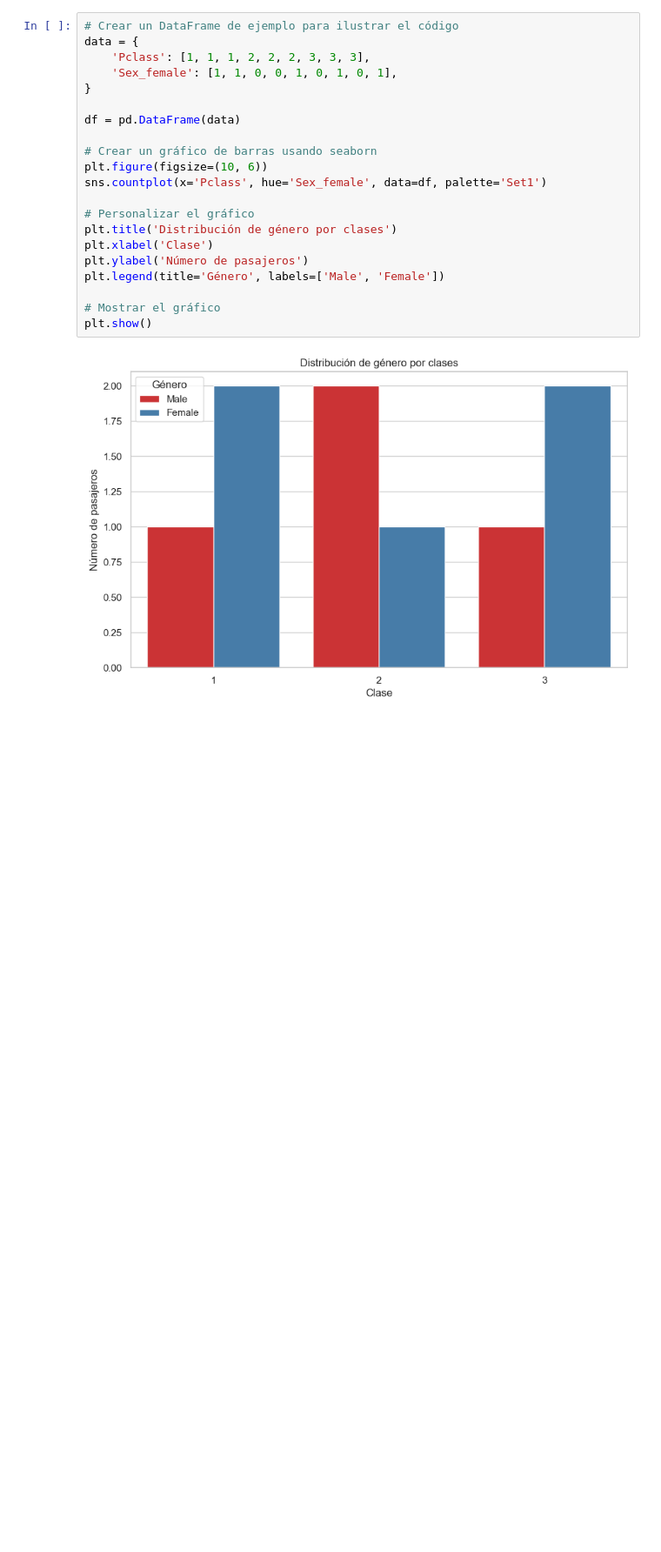
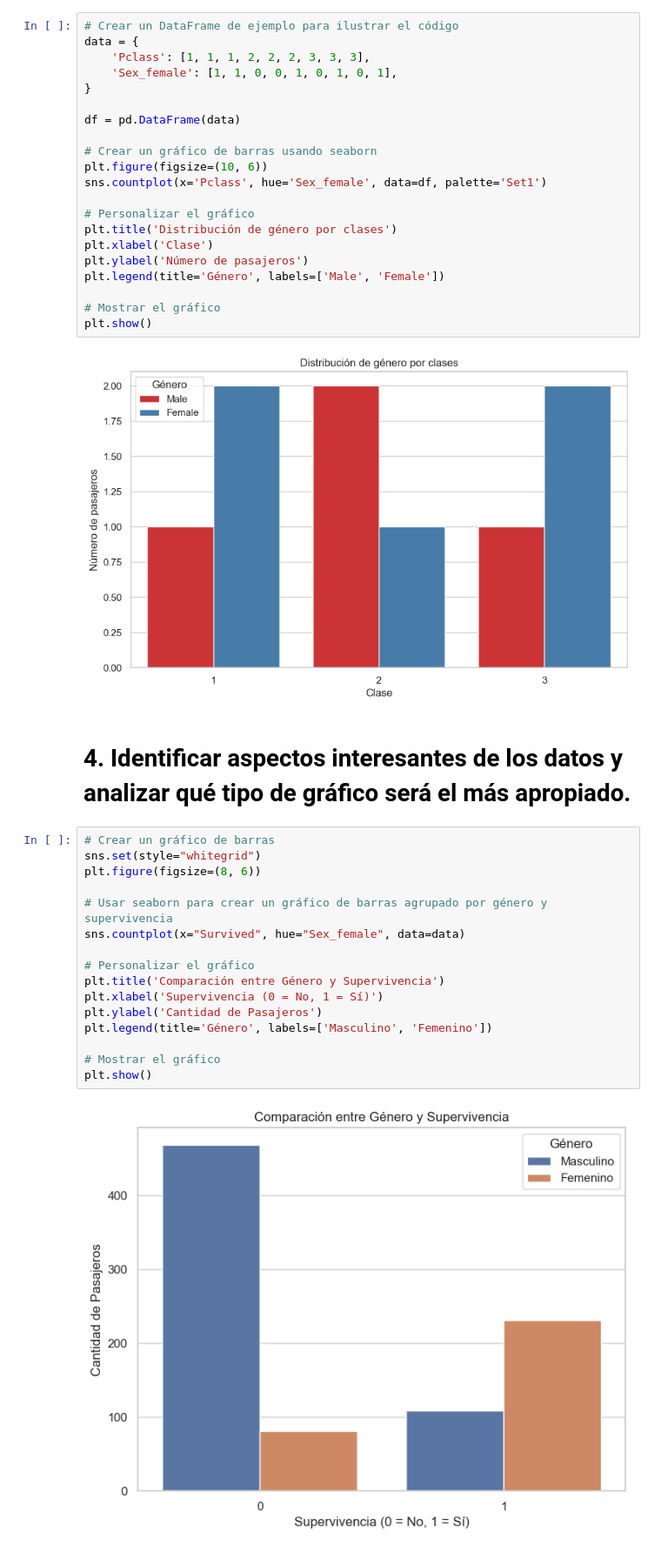
Before and after one commit to Josmar360/Analisis_Titanic, a Jupyter notebook: 5) Visualizacion de datos/Fase_3_Vusualizacion_Datos.ipynb, the cells around one changed output. Shown: that part at 87% size. Cells and saved outputs as stored; diff of their text form; blank space fills up the shorter version.

Commit message:
Histograma de genero y supervivencia2

```diff
--- a/5) Visualizacion de datos/Fase_3_Vusualizacion_Datos.ipynb
+++ b/5) Visualizacion de datos/Fase_3_Vusualizacion_Datos.ipynb
@@ -66,3 +66,23 @@ plt.legend(title='Género', labels=['Male', 'Female'])
 plt.show()
 # %% [output]
 [figure]
+# %% [markdown]
+# 4.	Identificar aspectos interesantes de los datos y analizar qué tipo de gráfico será el más apropiado.
+# %%
+# Crear un gráfico de barras
+sns.set(style="whitegrid")
+plt.figure(figsize=(8, 6))
+
+# Usar seaborn para crear un gráfico de barras agrupado por género y supervivencia
+sns.countplot(x="Survived", hue="Sex_female", data=data)
+
+# Personalizar el gráfico
+plt.title('Comparación entre Género y Supervivencia')
+plt.xlabel('Supervivencia (0 = No, 1 = Sí)')
+plt.ylabel('Cantidad de Pasajeros')
+plt.legend(title='Género', labels=['Masculino', 'Femenino'])
+
+# Mostrar el gráfico
+plt.show()
+# %% [output]
+[figure, added]
```
Also changed, not shown: 1 other file.
